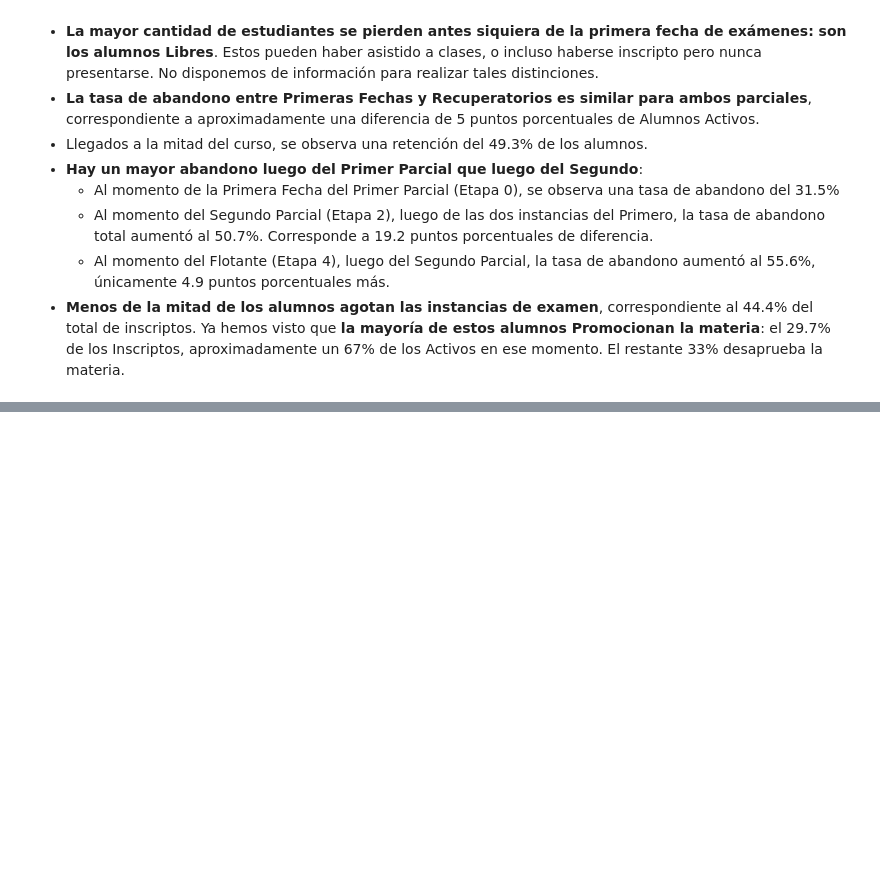
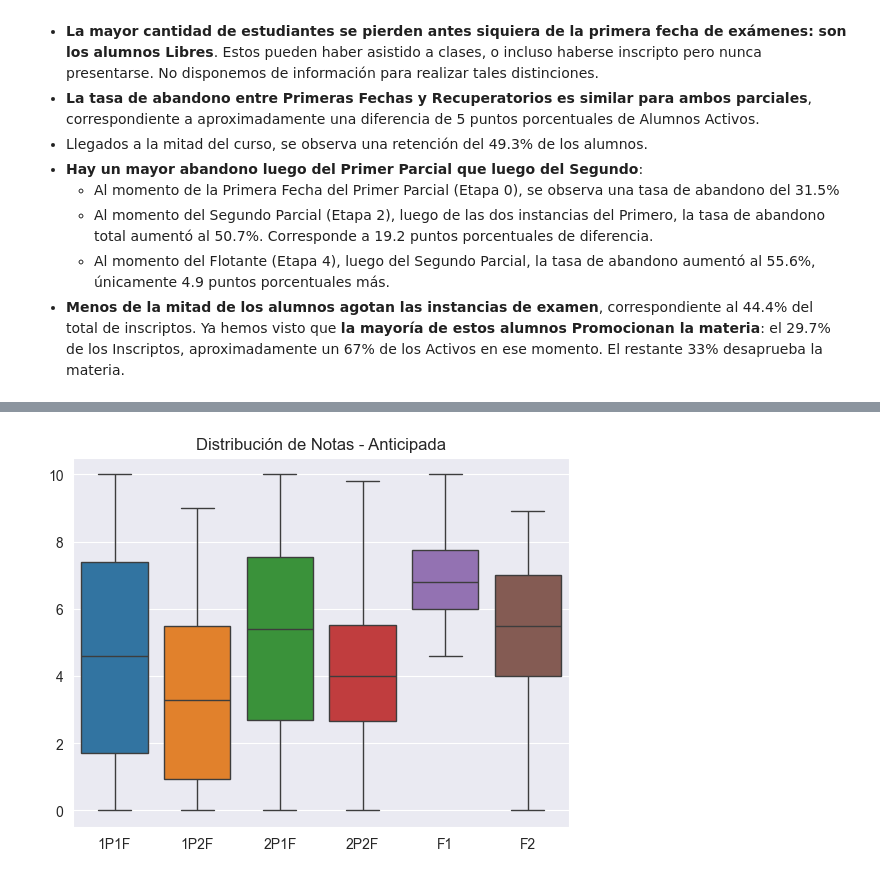
Before and after one commit to juanjogervasio/Intro-courses-analysis, a Jupyter notebook: notebooks/Analisis.ipynb, the cells around one changed output, grey strips where cells are left out. Drawn from its saved outputs; the diff is of its cells as text; code cells hidden in the pictures; blank space fills up the shorter version.

```diff
--- a/notebooks/Analisis.ipynb
+++ b/notebooks/Analisis.ipynb
@@ -1050,2 +1150,11 @@ Podemos extraer **algunas conclusiones respecto a la retención en los cursos de
+# %%
+# Grafico distribuciones de notas de parciales
+parciales = ["1P1F", "1P2F", "2P1F", "2P2F", "F1", "F2"]
+Anticipada = mate_pi[ mate_pi["Tipo_Cursada"] == "Anticipada" ][parciales]
+sns.boxplot(data=Anticipada)
+plt.title("Distribución de Notas - Anticipada")
+plt.show()
+# %% [output]
+[figure, added]
 # %%
 # En construcción
```
Also changed, not shown: parts of 25 cells of this notebook.
